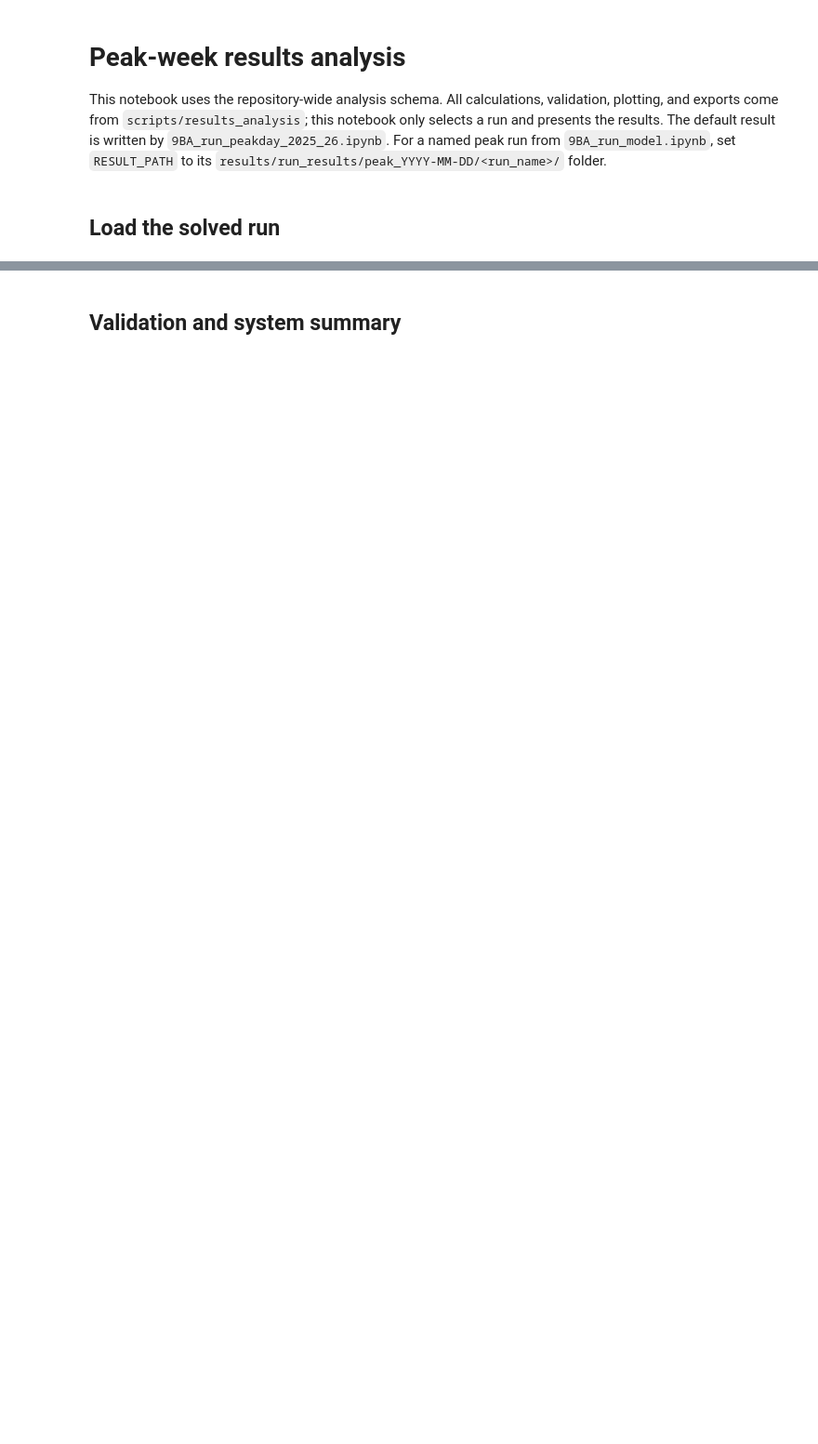
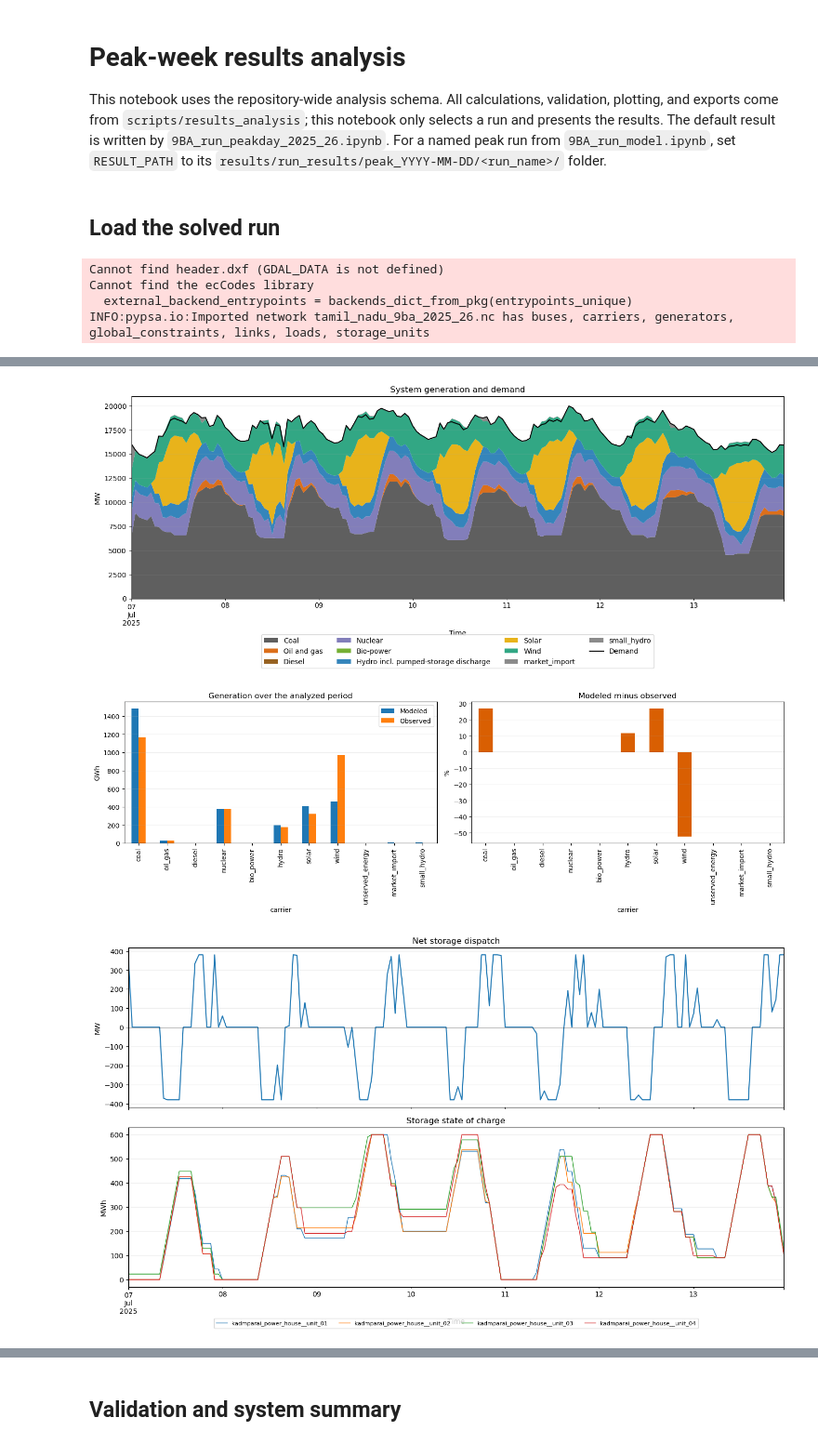
Before and after one commit to DEA-GE/PyPSA-TamilNadu, a Jupyter notebook: notebooks/analyze_peak_week.ipynb, the cells around one changed output, grey strips where cells are left out. Shown at 93% size. Drawn from its saved outputs; the diff is of its cells as text; code cells hidden in the pictures; blank space fills up the shorter version.

```diff
--- a/notebooks/analyze_peak_week.ipynb
+++ b/notebooks/analyze_peak_week.ipynb
@@ -23,9 +23,16 @@ if not (ROOT / 'scripts').exists():
     raise FileNotFoundError('Run this notebook from the repository root or notebooks folder.')
 sys.path.insert(0, str(ROOT / 'scripts'))
 
-from results_analysis import analyze_run, export_analysis, load_analysis_run, load_observed_generation
+from results_analysis import analyze_run, export_analysis, load_analysis_run, load_observed_annual_generation, load_observed_capacity, load_observed_generation
 
 run = load_analysis_run(ROOT / RESULT_PATH)
 observed = load_observed_generation()
-analysis = analyze_run(run, observed)
+observed_annual = load_observed_annual_generation()
+observed_capacity = load_observed_capacity()
+analysis = analyze_run(run, observed, observed_annual, observed_capacity)
 print(f'Loaded {run.run_type}: {run.snapshots[0]} to {run.snapshots[-1]} ({len(run.snapshots):,} hours)')
+# %% [output]
+Cannot find header.dxf (GDAL_DATA is not defined)
+Cannot find the ecCodes library
+  external_backend_entrypoints = backends_dict_from_pkg(entrypoints_unique)
+INFO:pypsa.io:Imported network tamil_nadu_9ba_2025_26.nc has buses, carriers, generators, global_constraints, links, loads, storage_units
@@ -31,0 +40,3 @@ print(f'Loaded {run.run_type}: {run.snapshots[0]} to {run.snapshots[-1]} ({len(r
+[figure, added]
+[figure, added]
+[figure, added]
```
Also changed, not shown: parts of 7 cells of this notebook, 55 other files.
